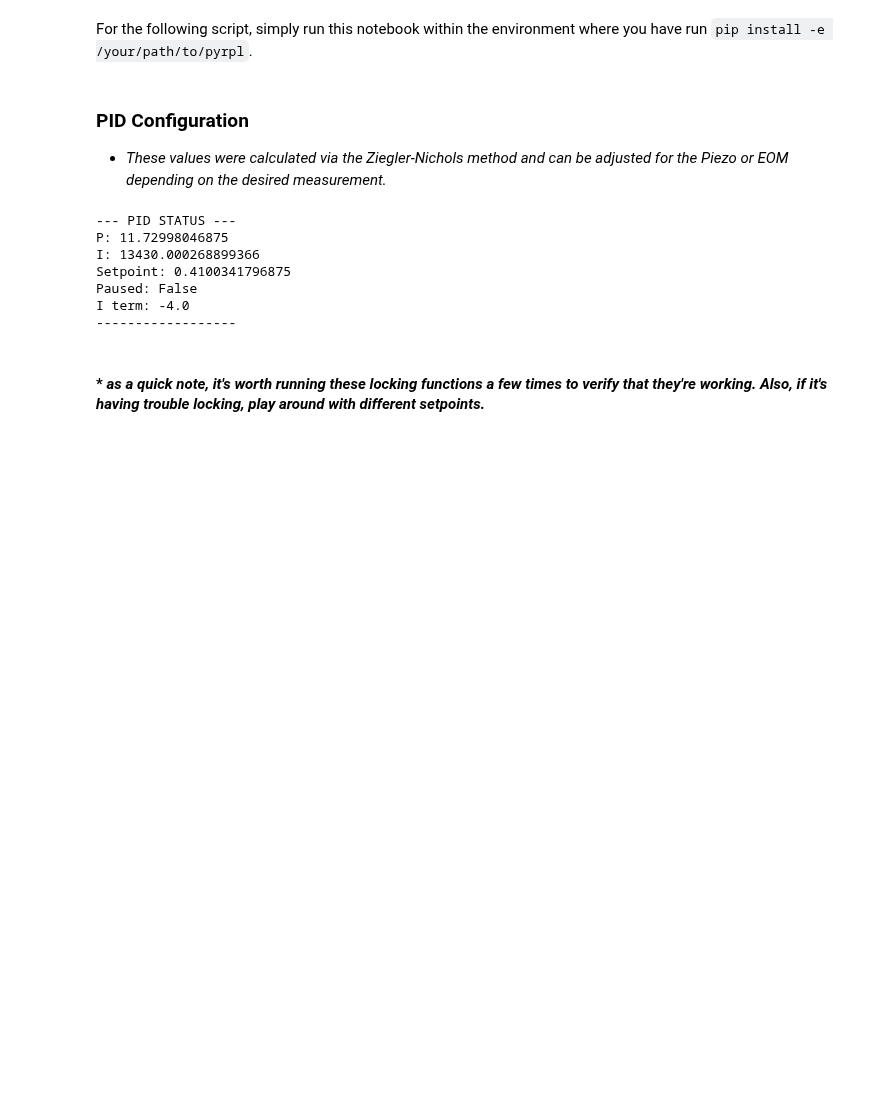
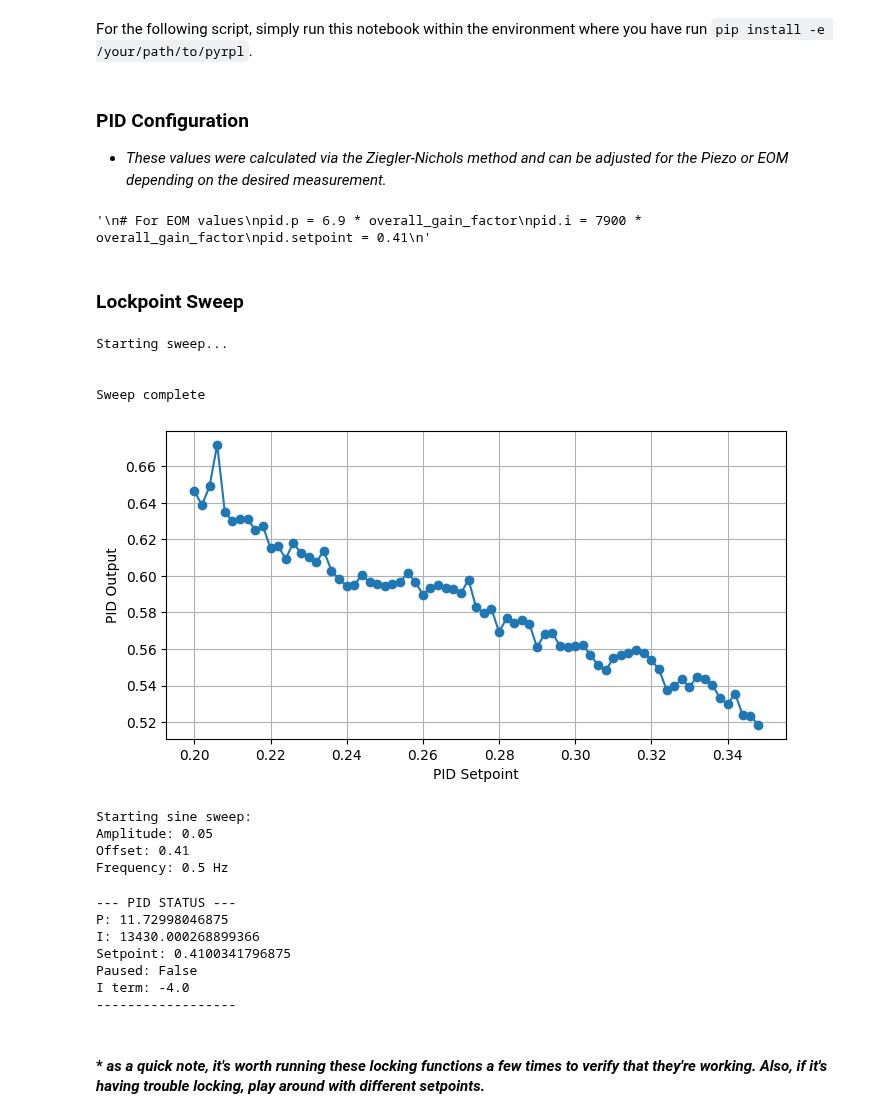
Before and after one commit to tyndalestutz/epscor-project-tools, a Jupyter notebook: notebooks/Tutorial-MZI_dynamic_locking.ipynb, the cells around one changed output. Drawn from its saved outputs; the diff is of its cells as text; code cells hidden in the pictures; blank space fills up the shorter version.

```diff
--- a/Tutorial-MZI_dynamic_locking.ipynb
+++ b/notebooks/Tutorial-MZI_dynamic_locking.ipynb
@@ -194,16 +194,21 @@ p = Pyrpl(hostname=HOSTNAME, config=CONFIG_NAME)
 pid = p.rp.pid1
 pid.input = 'in1'
 pid.output_direct = 'out1'
-overall_gain_factor = 1.7
+overall_gain_factor = 1
 
-'''
+
 # For piezo values
-pid.p = 0.9 * overall_gain_factor
-pid.i = 1000 * overall_gain_factor
-pid.setpoint = 0.41
-'''
+pid.p = 0.927 * overall_gain_factor
+pid.i = 1700 * overall_gain_factor
+pid.setpoint = 0.38
 
+"""
 # For EOM values
 pid.p = 6.9 * overall_gain_factor
 pid.i = 7900 * overall_gain_factor
 pid.setpoint = 0.41
+"""
+# %% [output]
+'\n# For EOM values\npid.p = 6.9 * overall_gain_factor\npid.i = 7900 * overall_gain_factor\npid.setpoint = 0.41\n'
+# %% [markdown]
+### Lockpoint Sweep
@@ -209,0 +284,14 @@ pid.setpoint = 0.41
+# %%
+result = sweep_setpoint(
+    pid,
+    start=0.20,
+    end=0.35,
+    step=0.002,
+    delay=0.2
+)
+# %% [output]
+Starting sweep...
+
+
+Sweep complete
+[figure, added]
@@ -209,0 +354,13 @@ pid.setpoint = 0.41
+# %%
+start_sine_sweep(
+    pid,
+    amplitude=0.05,
+    offset=0.41,
+    frequency=0.5,
+    update_rate=100
+)
+# %% [output]
+Starting sine sweep:
+Amplitude: 0.05
+Offset: 0.41
+Frequency: 0.5 Hz
```
Also changed, not shown: parts of 3 cells of this notebook, 9 other files.
